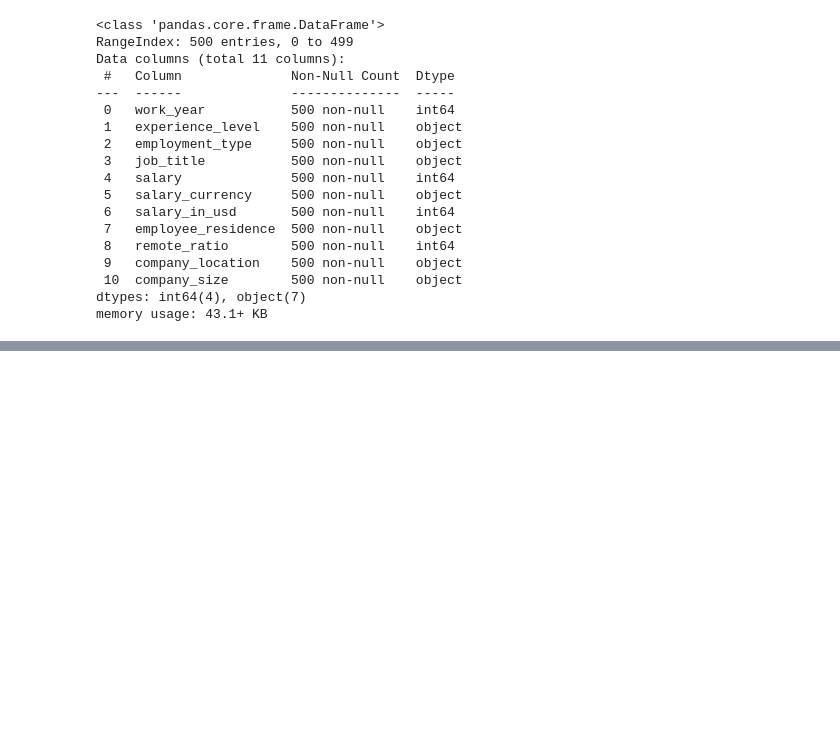
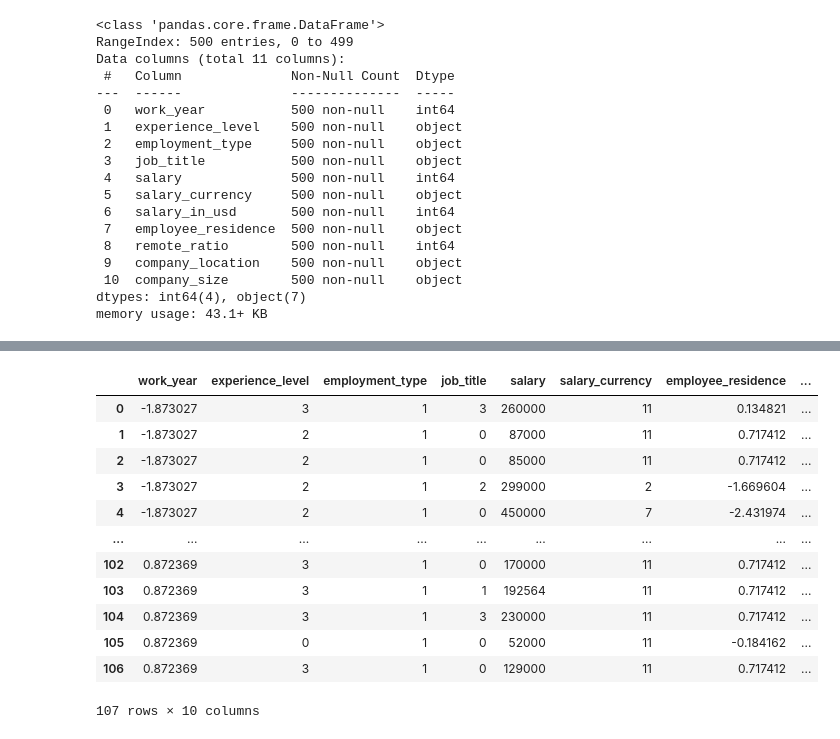
Before and after one commit to OrianAmpuero/Kaggle_Competition, a Jupyter notebook: Attempt.ipynb, the cells around one changed output, grey strips where cells are left out. Cells and saved outputs as stored; diff of their text form; code cells hidden in the pictures; blank space fills up the shorter version.

```diff
--- a/Attempt.ipynb
+++ b/Attempt.ipynb
@@ -119,0 +416,8 @@ memory usage: 43.1+ KB
+# %%
+for i,e in enumerate(testeo.employee_residence):
+    try:
+        f = salary[salary.cc==e].salary
+        f = int(f)
+        testeo.employee_residence[i]=f
+    except:
+        print(e)
@@ -119,0 +429,16 @@ memory usage: 43.1+ KB
+# %%
+for i,e in enumerate(testeo.company_location):
+    try:
+        f = salary[salary.cc==e].salary
+        f = int(f)
+        testeo.company_location[i]=f
+    except:
+        print(e)
+# %%
+from sklearn.preprocessing import StandardScaler
+
+scaler=StandardScaler()
+
+testeo[numeric1]=scaler.fit_transform(testeo[numeric1])
+
+testeo.head()
@@ -119,0 +452,31 @@ memory usage: 43.1+ KB
+# %%
+for i in testeo.job_title:
+    if 'Engineer' in i:
+        testeo.job_title.replace({i: 'Data Engineer'}, inplace = True)
+    elif 'Analy' in i:
+        testeo.job_title.replace({i: 'Data Analyst'}, inplace = True)
+    elif 'Architect' in i:
+        testeo.job_title.replace({i: 'Data Architect'}, inplace = True)
+    elif 'Scien' in i:
+        testeo.job_title.replace({i: 'Data Scientist'}, inplace = True)
+# %%
+from sklearn.preprocessing import LabelEncoder
+
+for col in list(testeo.select_dtypes(exclude=["int64", 'float64']).columns):
+    testeo[col] = LabelEncoder().fit_transform(testeo[col])
+
+testeo
+# %% [output]
+|  | work_year | experience_level | employment_type | job_title | salary | salary_currency | employee_residence | ... |
+| 0 | -1.873027 | 3 | 1 | 3 | 260000 | 11 | 0.134821 | ... |
+| 1 | -1.873027 | 2 | 1 | 0 | 87000 | 11 | 0.717412 | ... |
+| 2 | -1.873027 | 2 | 1 | 0 | 85000 | 11 | 0.717412 | ... |
+| 3 | -1.873027 | 2 | 1 | 2 | 299000 | 2 | -1.669604 | ... |
+| 4 | -1.873027 | 2 | 1 | 0 | 450000 | 7 | -2.431974 | ... |
+| ... | ... | ... | ... | ... | ... | ... | ... | ... |
+| 102 | 0.872369 | 3 | 1 | 0 | 170000 | 11 | 0.717412 | ... |
+| 103 | 0.872369 | 3 | 1 | 1 | 192564 | 11 | 0.717412 | ... |
+| 104 | 0.872369 | 3 | 1 | 3 | 230000 | 11 | 0.717412 | ... |
+| 105 | 0.872369 | 0 | 1 | 0 | 52000 | 11 | -0.184162 | ... |
+| 106 | 0.872369 | 3 | 1 | 0 | 129000 | 11 | 0.717412 | ... |
+107 rows × 10 columns
```
Also changed, not shown: parts of 48 cells of this notebook.
